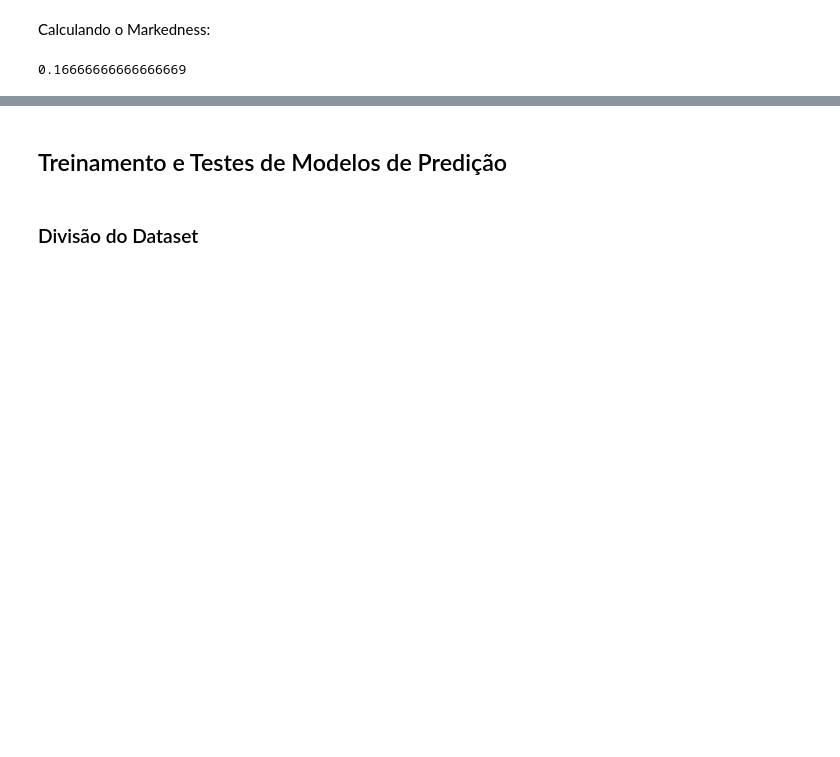
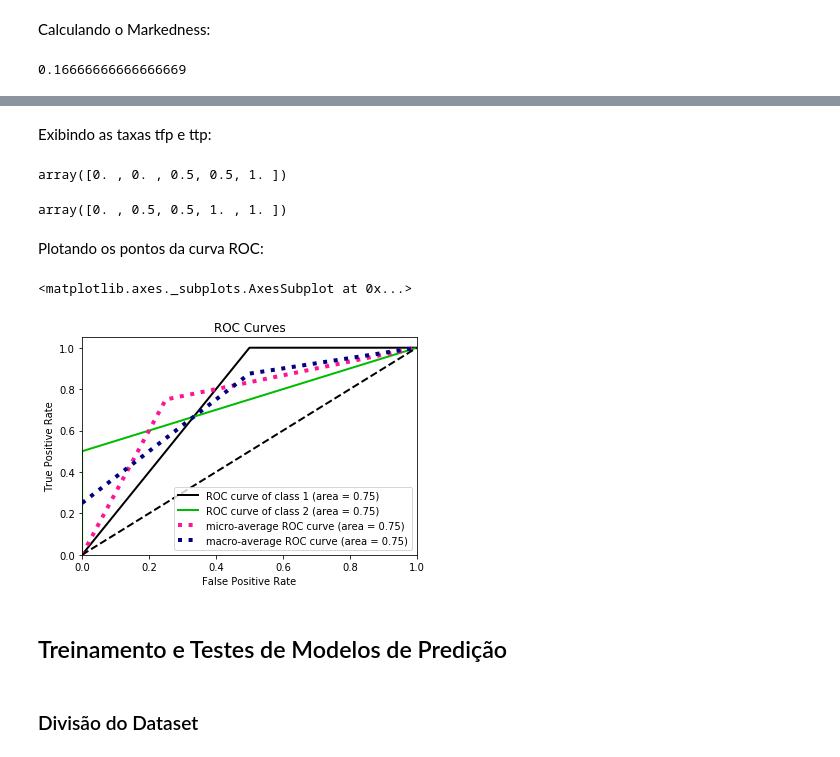
Before and after one commit to intelligentagents/aprendizagem-supervisionada, a Jupyter notebook: notebooks/1_preprocessing.ipynb, the cells around one changed output, grey strips where cells are left out. Saved outputs shown, nothing was run; the diff lists cells and outputs as text; code cells hidden in the pictures; blank space fills up the shorter version.

```diff
--- a/notebooks/1_preprocessing.ipynb
+++ b/notebooks/1_preprocessing.ipynb
@@ -341,0 +487,12 @@ markdness(tp, fp, fn, tn)
+# %%
+# Valores reais (ground truth)
+y_true = np.array([1, 1, 2, 2])
+
+#Probabilidade de estimar as classes positivas:
+y_scores = np.array([0.1, 0.4, 0.35, 0.8])
+
+# A probabilidade de predição de cada classe retornada por um classificador:
+y_probas = np.array([[1, 0],
+                     [1, 0],
+                     [1, 0],
+                     [0, 1]])
@@ -342,3 +509,20 @@ markdness(tp, fp, fn, tn)
+# %% [markdown]
+Exibindo as taxas tfp e ttp:
+# %%
+tfp
+# %% [output]
+array([0. , 0. , 0.5, 0.5, 1. ])
+# %%
+ttp
+# %% [output]
+array([0. , 0.5, 0.5, 1. , 1. ])
+# %% [markdown]
+Plotando os pontos da curva ROC:
+# %%
+plot_roc(y_true, y_probas)
+# %% [output]
+<matplotlib.axes._subplots.AxesSubplot at 0x...>
+[figure, added]
 # %% [markdown]
 ## Treinamento e Testes de Modelos de Predição
 # %% [markdown]
```
Also changed, not shown: parts of 12 cells of this notebook.
